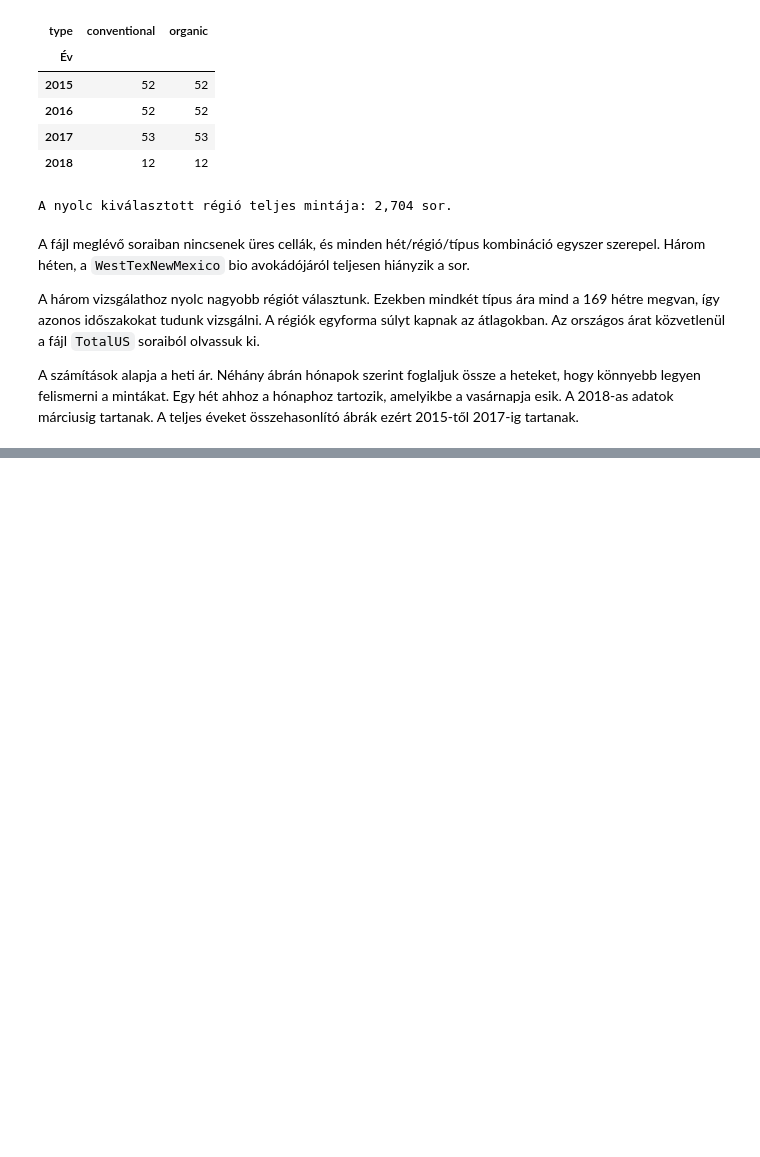
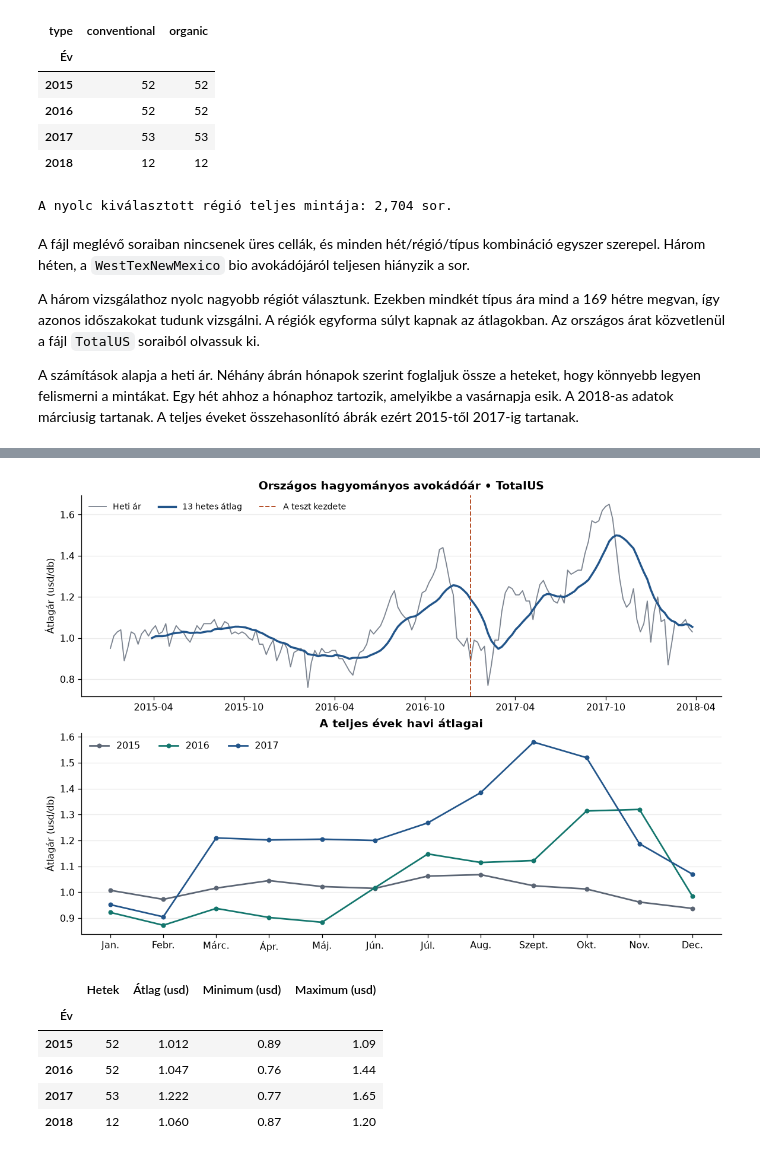
Before and after one commit to ngygbr01/avocado_price_forecasting, a Jupyter notebook: main.ipynb, the cells around one changed output, grey strips where cells are left out. Drawn from its saved outputs; the diff is of its cells as text; code cells hidden in the pictures; blank space fills up the shorter version.

```diff
--- a/main.ipynb
+++ b/main.ipynb
@@ -158,0 +173,39 @@ A számítások alapja a heti ár. Néhány ábrán hónapok szerint foglaljuk
+# %%
+cutoff = pd.Timestamp("2017-01-01")
+national = (
+    data.loc[data["region"].eq("TotalUS") & data["type"].eq("conventional")]
+    .set_index("Date")["AveragePrice"]
+    .sort_index()
+)
+monthly_national = national.groupby([national.index.month, national.index.year]).mean().unstack()
+
+fig, axes = plt.subplots(2, 1, figsize=(10, 7), layout="constrained")
+axes[0].plot(national, color=GRAY, lw=1.15, alpha=0.80, label="Heti ár")
+axes[0].plot(national.rolling(13).mean(), color=BLUE, lw=2.15, label="13 hetes átlag")
+axes[0].axvline(cutoff, color=ORANGE, ls="--", lw=1.2, label="A teszt kezdete")
+axes[0].set(title="Országos hagyományos avokádóár • TotalUS", ylabel="Átlagár (usd/db)")
+axes[0].xaxis.set_major_locator(mdates.MonthLocator(interval=6))
+axes[0].xaxis.set_major_formatter(mdates.DateFormatter("%Y-%m"))
+axes[0].legend(loc="upper left", ncol=3, fontsize=9)
+
+for year, color in zip([2015, 2016, 2017], [GRAY, TEAL, BLUE]):
+    axes[1].plot(monthly_national.index, monthly_national[year], marker="o",
+                 ms=4, lw=1.7, label=str(year), color=color)
+axes[1].set(title="A teljes évek havi átlagai", ylabel="Átlagár (usd/db)")
+axes[1].set_xticks(range(1, 13), MONTH_NAMES)
+axes[1].legend(loc="upper left", ncol=3)
+for ax in axes:
+    ax.grid(axis="y")
+plt.show()
+
+annual_price = national.groupby(national.index.year).agg(["size", "mean", "min", "max"])
+display(annual_price.set_axis(["Hetek", "Átlag (usd)", "Minimum (usd)", "Maximum (usd)"], axis=1)
+        .rename_axis("Év").round(3))
+# %% [output]
+[figure, added]
+|  | Hetek | Átlag (usd) | Minimum (usd) | Maximum (usd) |
+| Év |  |  |  |  |
+| 2015 | 52 | 1.012 | 0.89 | 1.09 |
+| 2016 | 52 | 1.047 | 0.76 | 1.44 |
+| 2017 | 53 | 1.222 | 0.77 | 1.65 |
+| 2018 | 12 | 1.060 | 0.87 | 1.20 |
```
Also changed, not shown: parts of 6 cells of this notebook.
